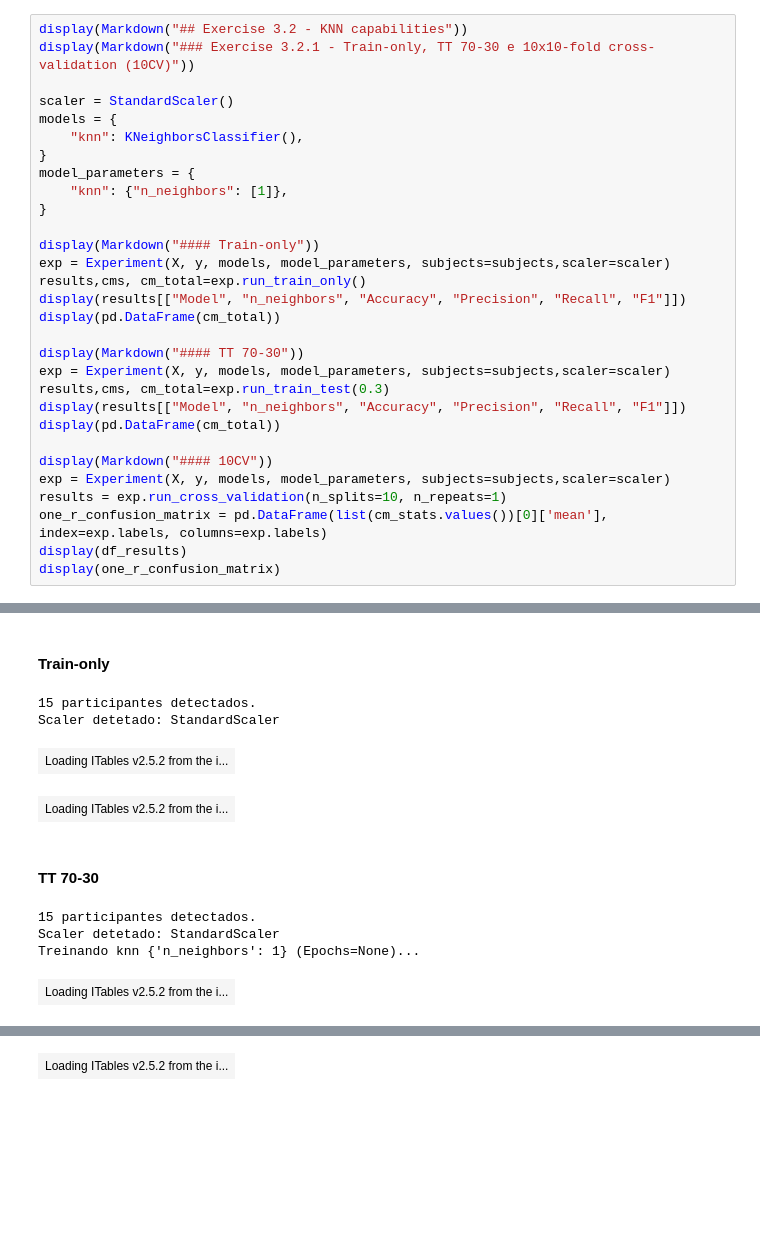
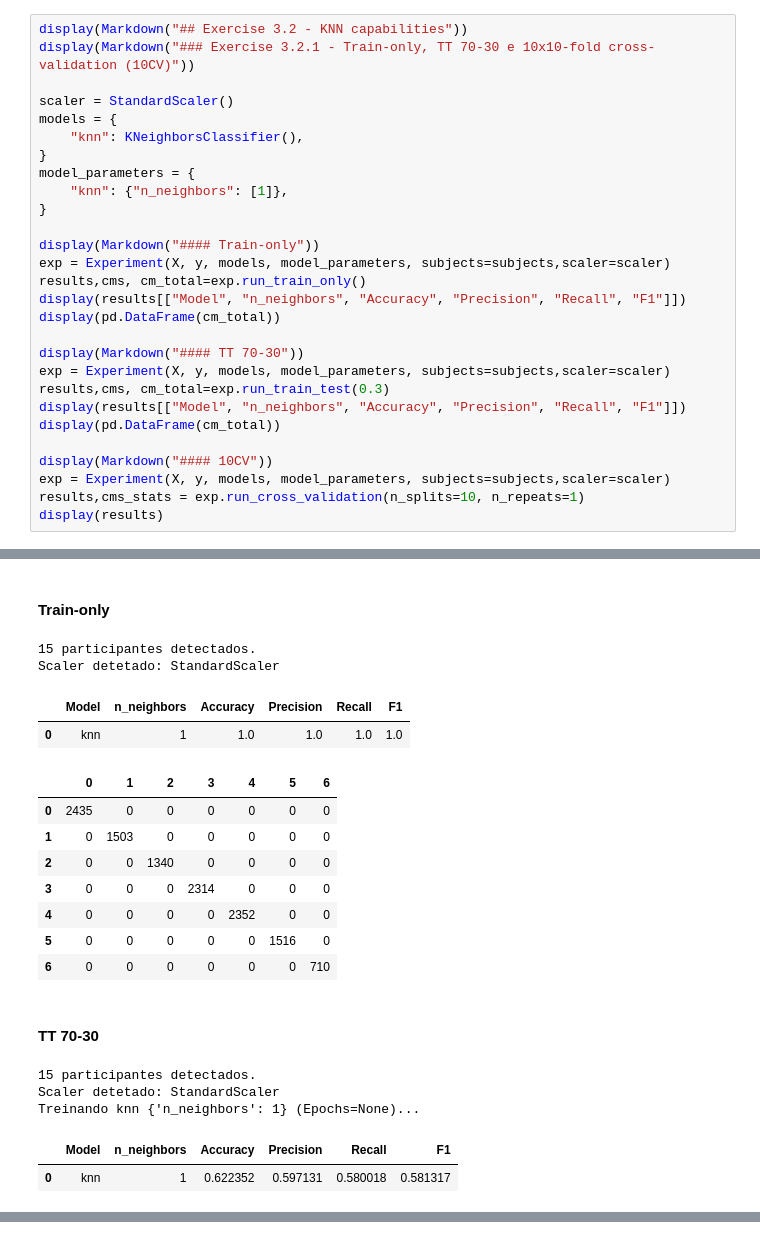
Before and after one commit to andreferraria453/tcdtp1, a Jupyter notebook: exercises/b_ex3.ipynb, the cells around one changed output, grey strips where cells are left out. Drawn from its saved outputs; the diff is of its cells as text; blank space fills up the shorter version.

```diff
--- a/exercises/b_ex3.ipynb
+++ b/exercises/b_ex3.ipynb
@@ -104,41 +119,48 @@ display(Markdown("## Exercise 3.2 - KNN capabilities"))
 display(Markdown("### Exercise 3.2.1 - Train-only, TT 70-30 e 10x10-fold cross-validation (10CV)"))
 
 scaler = StandardScaler()
 models = {
     "knn": KNeighborsClassifier(),
 }
 model_parameters = {
     "knn": {"n_neighbors": [1]},
 }
 
 display(Markdown("#### Train-only"))
 exp = Experiment(X, y, models, model_parameters, subjects=subjects,scaler=scaler)
 results,cms, cm_total=exp.run_train_only()
 display(results[["Model", "n_neighbors", "Accuracy", "Precision", "Recall", "F1"]])
 display(pd.DataFrame(cm_total))
 
 display(Markdown("#### TT 70-30"))
 exp = Experiment(X, y, models, model_parameters, subjects=subjects,scaler=scaler)
 results,cms, cm_total=exp.run_train_test(0.3)
 display(results[["Model", "n_neighbors", "Accuracy", "Precision", "Recall", "F1"]])
 display(pd.DataFrame(cm_total))
 
 display(Markdown("#### 10CV"))
 exp = Experiment(X, y, models, model_parameters, subjects=subjects,scaler=scaler)
-results = exp.run_cross_validation(n_splits=10, n_repeats=1)
-one_r_confusion_matrix = pd.DataFrame(list(cm_stats.values())[0]['mean'], index=exp.labels, columns=exp.labels)
-display(df_results)
-display(one_r_confusion_matrix)
+results,cms_stats = exp.run_cross_validation(n_splits=10, n_repeats=1)
+display(results)
 # %% [output]
 ## Exercise 3.2 - KNN capabilities
 ### Exercise 3.2.1 - Train-only, TT 70-30 e 10x10-fold cross-validation (10CV)
 #### Train-only
 15 participantes detectados.
 Scaler detetado: StandardScaler
-| Loading ITables v2.5.2 from the i... |
+|  | Model | n_neighbors | Accuracy | Precision | Recall | F1 |
+| 0 | knn | 1 | 1.0 | 1.0 | 1.0 | 1.0 |
-| Loading ITables v2.5.2 from the i... |
+|  | 0 | 1 | 2 | 3 | 4 | 5 | 6 |
+| 0 | 2435 | 0 | 0 | 0 | 0 | 0 | 0 |
+| 1 | 0 | 1503 | 0 | 0 | 0 | 0 | 0 |
+| 2 | 0 | 0 | 1340 | 0 | 0 | 0 | 0 |
+| 3 | 0 | 0 | 0 | 2314 | 0 | 0 | 0 |
+| 4 | 0 | 0 | 0 | 0 | 2352 | 0 | 0 |
+| 5 | 0 | 0 | 0 | 0 | 0 | 1516 | 0 |
+| 6 | 0 | 0 | 0 | 0 | 0 | 0 | 710 |
 #### TT 70-30
 15 participantes detectados.
 Scaler detetado: StandardScaler
 Treinando knn {'n_neighbors': 1} (Epochs=None)...
-| Loading ITables v2.5.2 from the i... |
+|  | Model | n_neighbors | Accuracy | Precision | Recall | F1 |
+| 0 | knn | 1 | 0.622352 | 0.597131 | 0.580018 | 0.581317 |
@@ -150 +179,0 @@ Scaler detetado: StandardScaler
-| Loading ITables v2.5.2 from the i... |
```
Also changed, not shown: parts of 9 cells of this notebook, 18 other files.
